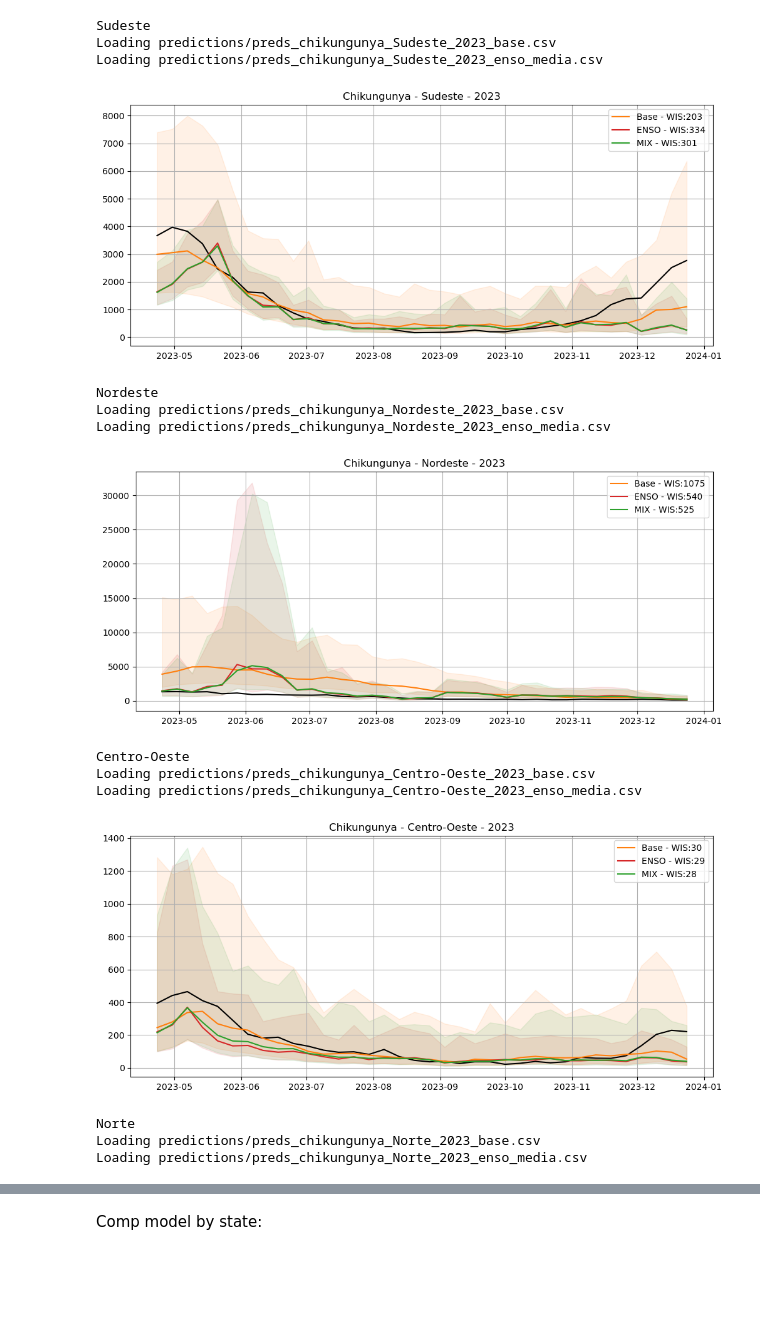
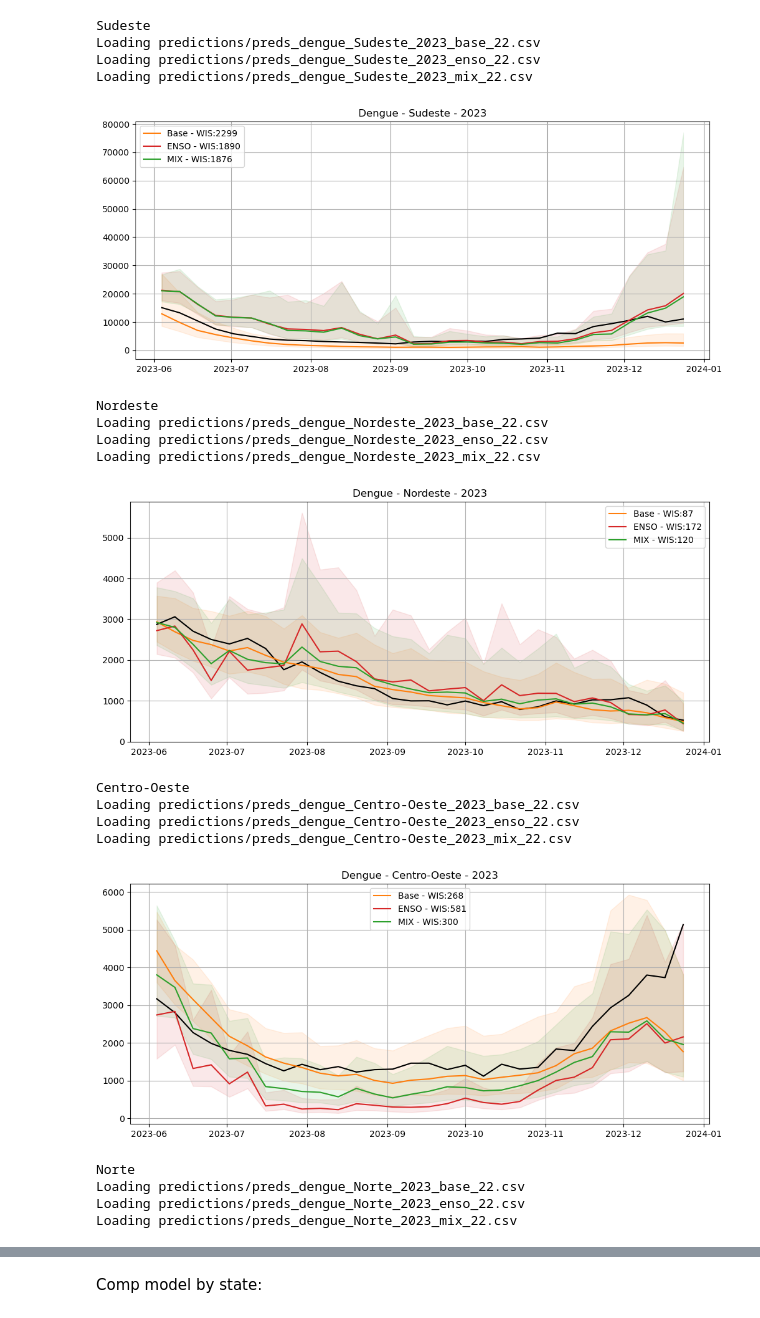
Before and after one commit to eduardocorrearaujo/medium_term_pytorch_el_nino, a Jupyter notebook: comp_models.ipynb, the cells around one changed output, grey strips where cells are left out. Drawn from its saved outputs; the diff is of its cells as text; code cells hidden in the pictures; blank space fills up the shorter version.

```diff
--- a/comp_models.ipynb
+++ b/comp_models.ipynb
@@ -27,8 +27,8 @@ columns_to_normalize_enso = ['casos','epiweek', 'biome', 'enso']
 
 columns_to_normalize = ['casos','epiweek', 'biome']
 
-predict_n = 36
-max_epiweek = 16
+predict_n = 52
+max_epiweek = 22
 
 boxcox = False
 
@@ -36,11 +36,15 @@ TEST_YEAR = 2023
 # %%
 media = True
 min_year = 2015
-doenca = 'chikungunya'
+doenca = 'dengue'
 #model_name = 'enso'
 
 enso = prep.load_enso_weekly()
 df = prep.load_cases_data(filename= f'./data/{doenca}.csv.gz')
+# %%
+model_base = 'base_22'
+model_enso = 'enso_22'
+model_mix = 'mix_22'
 # %%
 from pathlib import Path
 
@@ -115,13 +119,13 @@ for region in regioes_estados.keys():
     df_reg = df_reg.loc[df_reg.index >= pd.to_datetime(Week(2015,1).startdate())]
 
     df_reg_agg = df_reg.groupby(['date', 'epiweek'])[['casos']].sum().reset_index()
-    df_reg_agg = df_reg_agg.loc[(df_reg_agg.epiweek >= int(f'{TEST_YEAR}17')) & (df_reg_agg.epiweek <= int(f'{TEST_YEAR}52'))]
+    df_reg_agg = df_reg_agg.loc[(df_reg_agg.epiweek >= int(f'{TEST_YEAR}23')) & (df_reg_agg.epiweek <= int(f'{TEST_YEAR}52'))]
 
-    df_preds1, mean_sc1 = make_pred(df_reg_agg, df_reg, None, doenca, region, TEST_YEAR, columns_to_normalize, model_name = 'base', media = True )
+    df_preds1, mean_sc1 = make_pred(df_reg_agg, df_reg, None, doenca, region, TEST_YEAR, columns_to_normalize, model_name = model_base, media = True )
 
-    df_preds2, mean_sc2 = make_pred(df_reg_agg, df_reg, enso, doenca, region, TEST_YEAR, columns_to_normalize_enso, model_name = 'enso_media', media = True )
+    df_preds2, mean_sc2 = make_pred(df_reg_agg, df_reg, enso, doenca, region, TEST_YEAR, columns_to_normalize_enso, model_name = model_enso, media = True )
 
-    df_preds3, mean_sc3 = make_pred(df_reg_agg, df_reg, enso, doenca, region, TEST_YEAR, columns_to_normalize_enso, model_name = 'mix', media = True )
+    df_preds3, mean_sc3 = make_pred(df_reg_agg, df_reg, enso, doenca, region, TEST_YEAR, columns_to_normalize_enso, model_name = model_mix, media = True )
 
 
     _,ax=plt.subplots(figsize = (12,5))
@@ -153,15 +158,19 @@ Loading predictions/preds_chikungunya_Sul_2023_enso_media.csv
 Sudeste
-Loading predictions/preds_chikungunya_Sudeste_2023_base.csv
-Loading predictions/preds_chikungunya_Sudeste_2023_enso_media.csv
+Loading predictions/preds_dengue_Sudeste_2023_base_22.csv
+Loading predictions/preds_dengue_Sudeste_2023_enso_22.csv
+Loading predictions/preds_dengue_Sudeste_2023_mix_22.csv
-[figure, old version]
+[figure, new version]
 Nordeste
-Loading predictions/preds_chikungunya_Nordeste_2023_base.csv
-Loading predictions/preds_chikungunya_Nordeste_2023_enso_media.csv
+Loading predictions/preds_dengue_Nordeste_2023_base_22.csv
+Loading predictions/preds_dengue_Nordeste_2023_enso_22.csv
+Loading predictions/preds_dengue_Nordeste_2023_mix_22.csv
-[figure, old version]
+[figure, new version]
 Centro-Oeste
-Loading predictions/preds_chikungunya_Centro-Oeste_2023_base.csv
-Loading predictions/preds_chikungunya_Centro-Oeste_2023_enso_media.csv
+Loading predictions/preds_dengue_Centro-Oeste_2023_base_22.csv
+Loading predictions/preds_dengue_Centro-Oeste_2023_enso_22.csv
+Loading predictions/preds_dengue_Centro-Oeste_2023_mix_22.csv
-[figure, old version]
+[figure, new version]
 Norte
-Loading predictions/preds_chikungunya_Norte_2023_base.csv
-Loading predictions/preds_chikungunya_Norte_2023_enso_media.csv
+Loading predictions/preds_dengue_Norte_2023_base_22.csv
+Loading predictions/preds_dengue_Norte_2023_enso_22.csv
+Loading predictions/preds_dengue_Norte_2023_mix_22.csv
```
Also changed, not shown: parts of 8 cells of this notebook, 34 other files.
